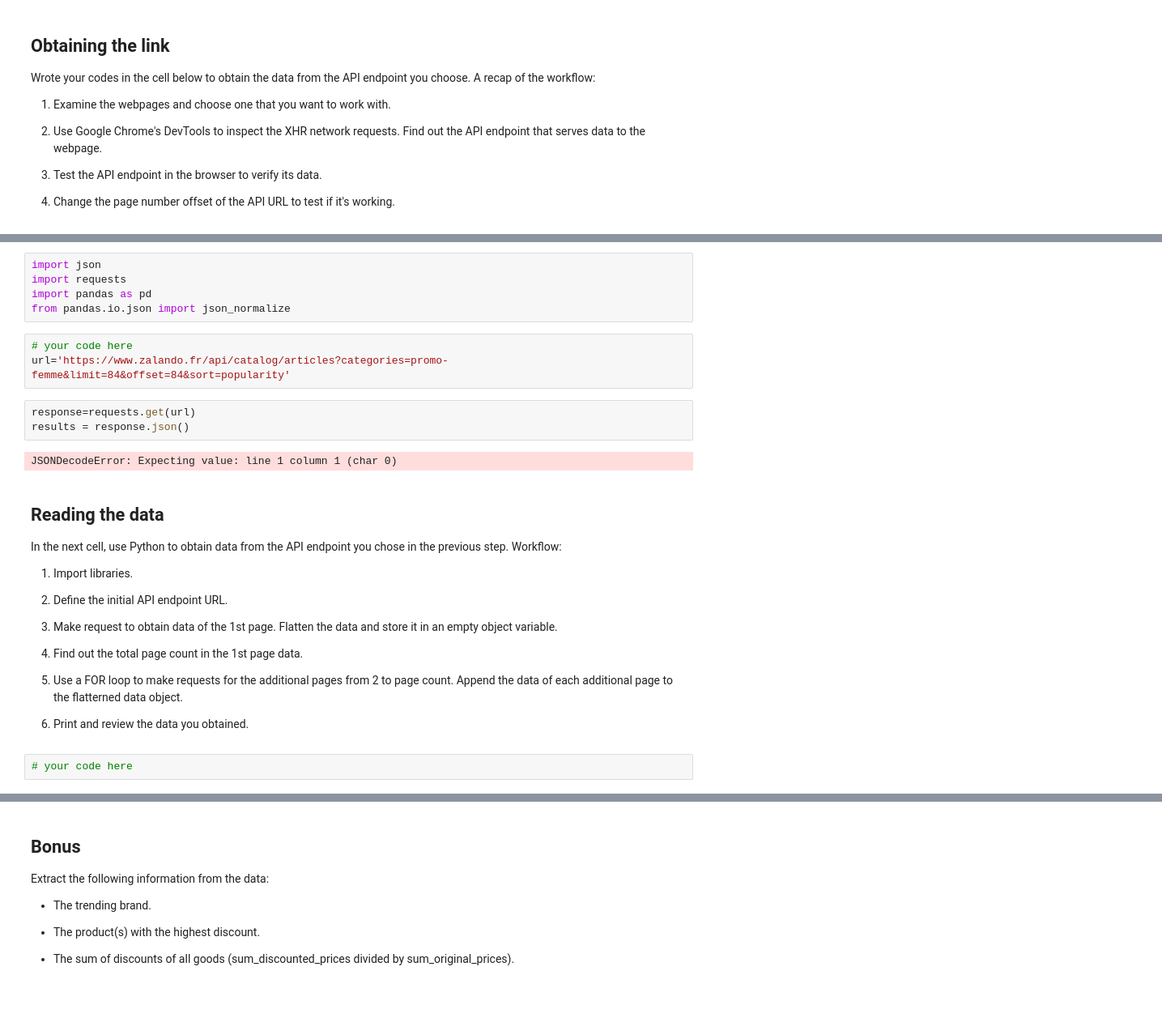
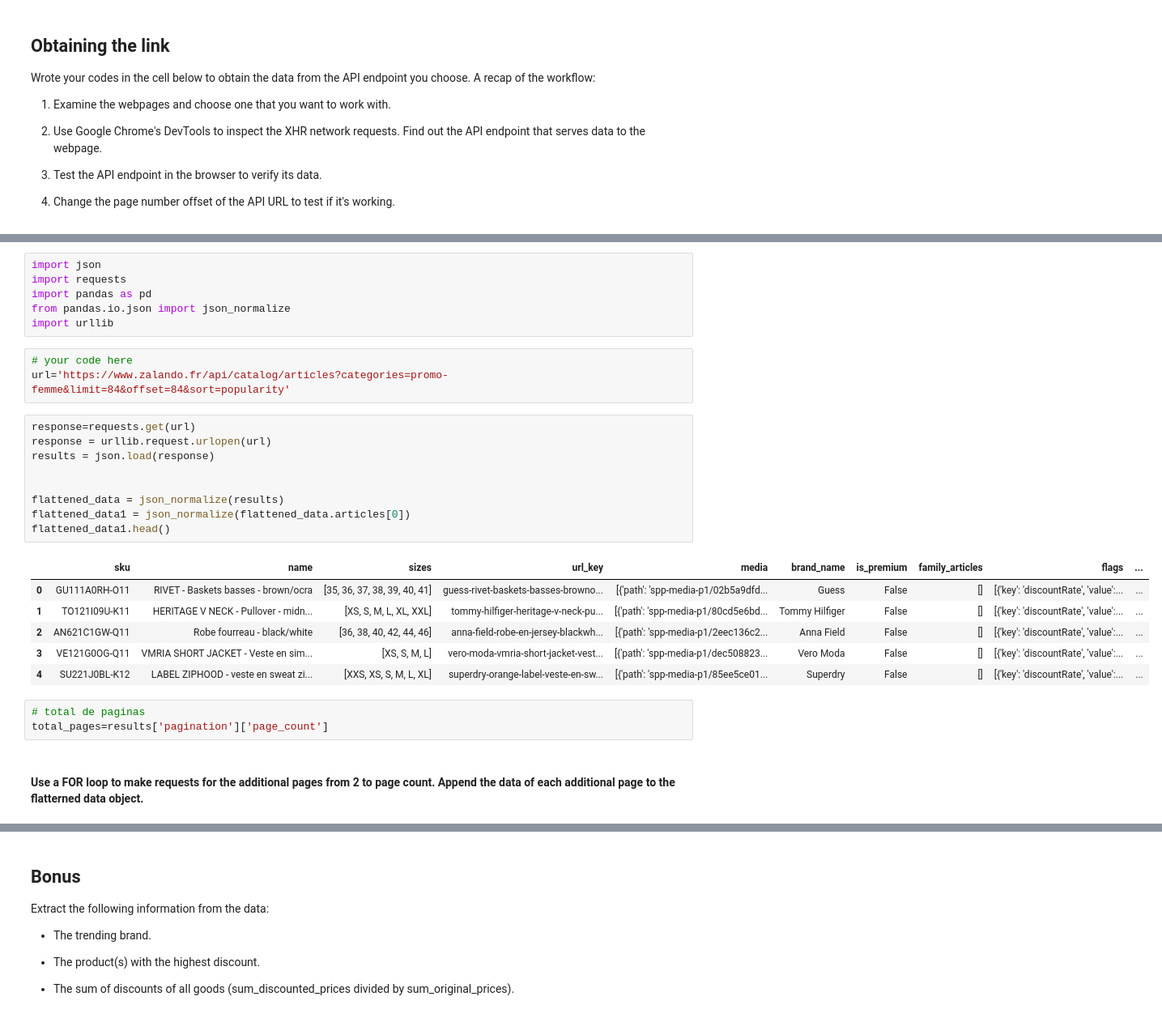
Before and after one commit to silviaherf/datamad0820, a Jupyter notebook: module-1/lab-parsing-api/your-code/main.ipynb, the cells around one changed output, grey strips where cells are left out. Shown: that part at 81% size. Saved outputs shown, nothing was run; the diff lists cells and outputs as text; blank space fills up the shorter version.

```diff
--- a/module-1/lab-parsing-api/your-code/main.ipynb
+++ b/module-1/lab-parsing-api/your-code/main.ipynb
@@ -20,29 +36,28 @@ import json
 import requests
 import pandas as pd
 from pandas.io.json import json_normalize
+import urllib
 # %%
 # your code here
 url='https://www.zalando.fr/api/catalog/articles?categories=promo-femme&limit=84&offset=84&sort=popularity'
-# %%
-response=requests.get(url)
-results = response.json()
-# %% [output]
-JSONDecodeError: Expecting value: line 1 column 1 (char 0)
-# %% [markdown]
-## Reading the data
-
-In the next cell, use Python to obtain data from the API endpoint you chose in the previous step. Workflow:
-
-1. Import libraries.
-
-1. Define the initial API endpoint URL.
-
-1. Make request to obtain data of the 1st page. Flatten the data and store it in an empty object variable.
-
-1. Find out the total page count in the 1st page data.
-
-1. Use a FOR loop to make requests for the additional pages from 2 to page count. Append the data of each additional page to the flatterned data object.
-
-1. Print and review the data you obtained.
-# %%
-# your code here
+# %%
+response=requests.get(url)
+response = urllib.request.urlopen(url)
+results = json.load(response)
+
+
+flattened_data = json_normalize(results)
+flattened_data1 = json_normalize(flattened_data.articles[0])
+flattened_data1.head()
+# %% [output]
+|  | sku | name | sizes | url_key | media | brand_name | is_premium | family_articles | flags | ... |
+| 0 | GU111A0RH-O11 | RIVET - Baskets basses - brown/ocra | [35, 36, 37, 38, 39, 40, 41] | guess-rivet-baskets-basses-browno... | [{'path': 'spp-media-p1/02b5a9dfd... | Guess | False | [] | [{'key': 'discountRate', 'value':... | ... |
+| 1 | TO121I09U-K11 | HERITAGE V NECK - Pullover - midn... | [XS, S, M, L, XL, XXL] | tommy-hilfiger-heritage-v-neck-pu... | [{'path': 'spp-media-p1/80cd5e6bd... | Tommy Hilfiger | False | [] | [{'key': 'discountRate', 'value':... | ... |
+| 2 | AN621C1GW-Q11 | Robe fourreau - black/white | [36, 38, 40, 42, 44, 46] | anna-field-robe-en-jersey-blackwh... | [{'path': 'spp-media-p1/2eec136c2... | Anna Field | False | [] | [{'key': 'discountRate', 'value':... | ... |
+| 3 | VE121G0OG-Q11 | VMRIA SHORT JACKET - Veste en sim... | [XS, S, M, L] | vero-moda-vmria-short-jacket-vest... | [{'path': 'spp-media-p1/dec508823... | Vero Moda | False | [] | [{'key': 'discountRate', 'value':... | ... |
+| 4 | SU221J0BL-K12 | LABEL ZIPHOOD - veste en sweat zi... | [XXS, XS, S, M, L, XL] | superdry-orange-label-veste-en-sw... | [{'path': 'spp-media-p1/85ee5ce01... | Superdry | False | [] | [{'key': 'discountRate', 'value':... | ... |
+# %%
+# total de paginas
+total_pages=results['pagination']['page_count']
+# %% [markdown]
+#### Use a FOR loop to make requests for the additional pages from 2 to page count. Append the data of each additional page to the flatterned data object.
```
Also changed, not shown: parts of 10 cells of this notebook.
